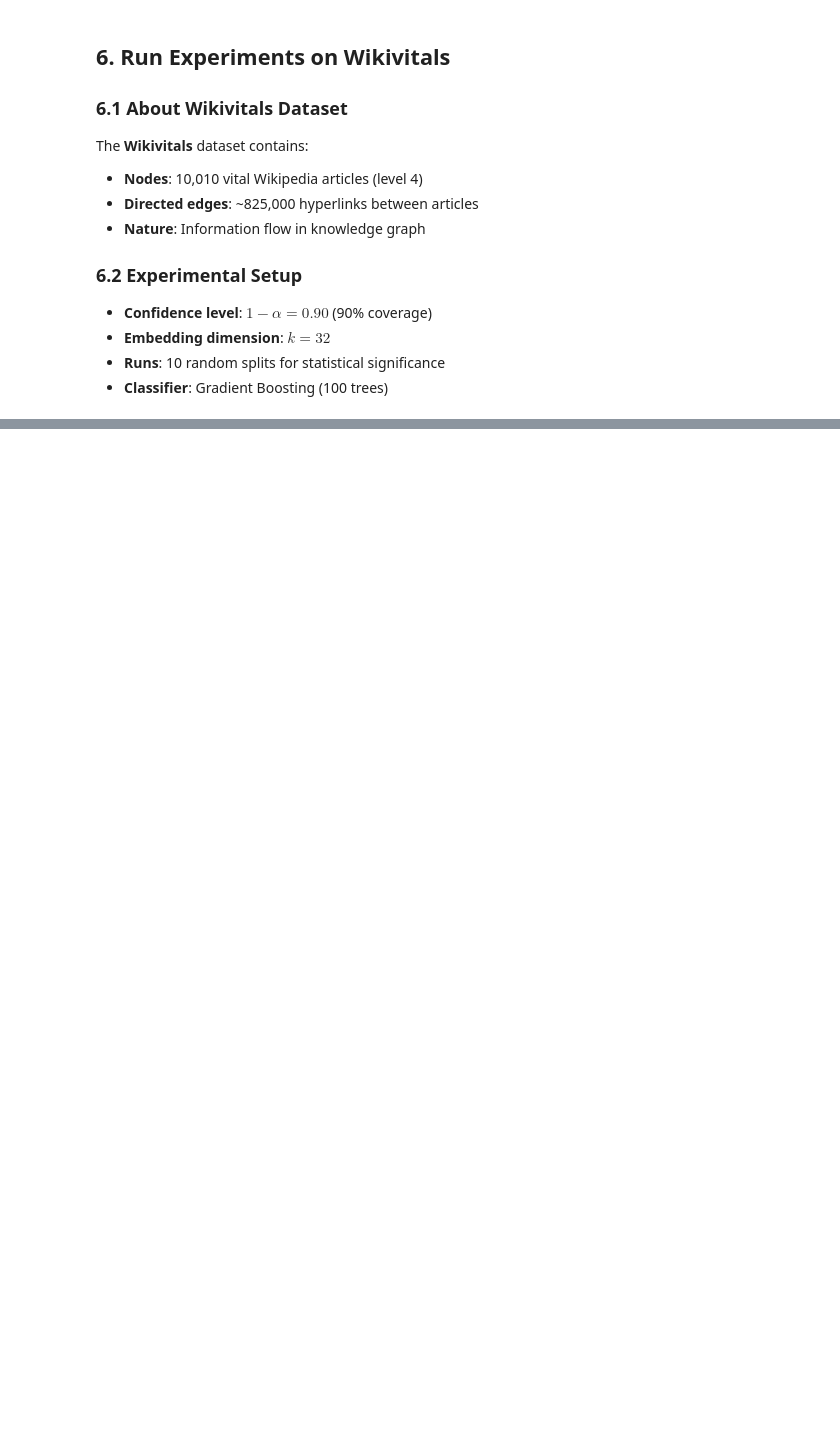
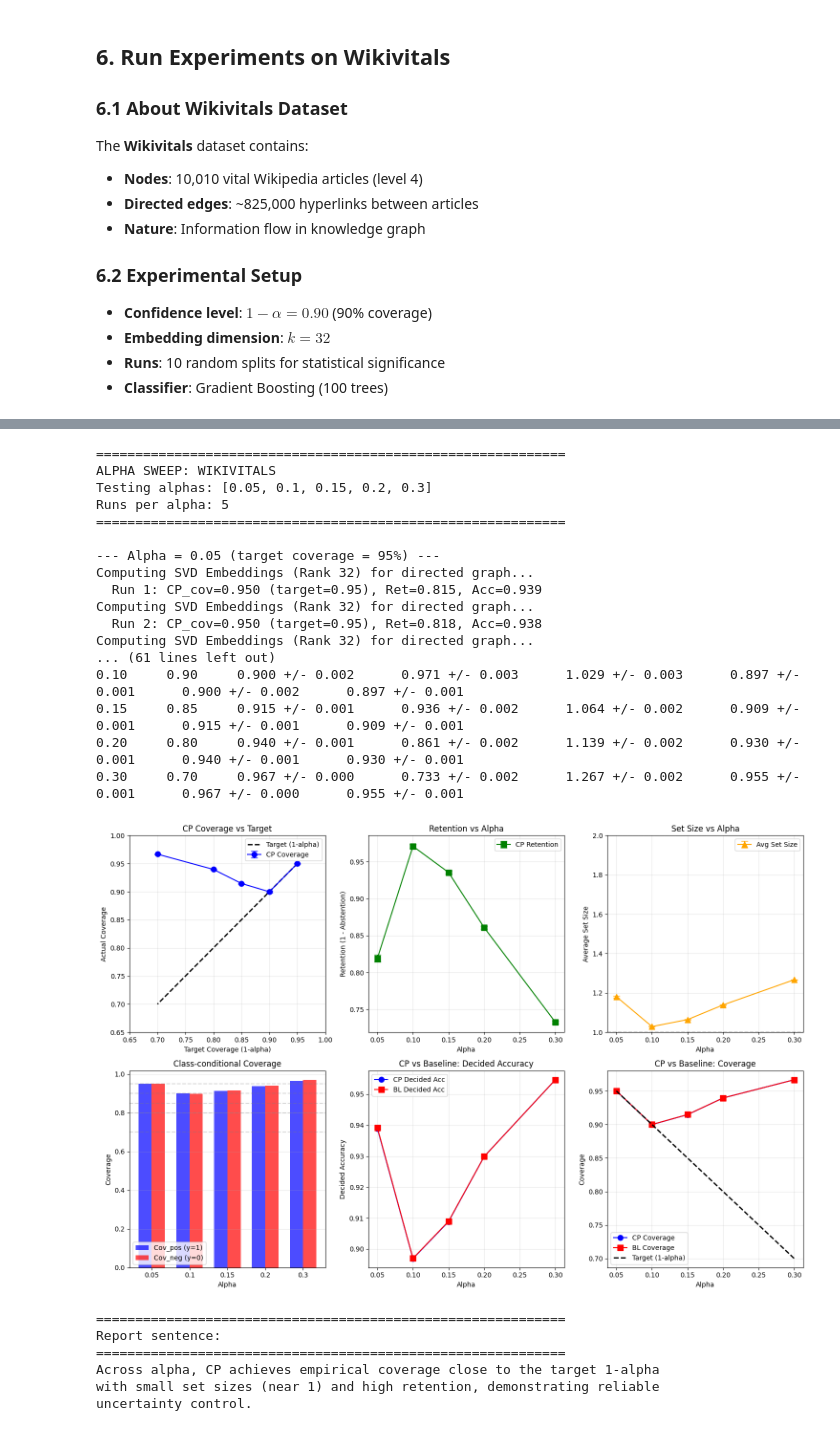
Before and after one commit to VuHaiThienLong/GraphCP, a Jupyter notebook: directed_graph/embeddings_directed.ipynb, the cells around one changed output, grey strips where cells are left out. Drawn from its saved outputs; the diff is of its cells as text; code cells hidden in the pictures; blank space fills up the shorter version.

```diff
--- a/directed_graph/embeddings_directed.ipynb
+++ b/directed_graph/embeddings_directed.ipynb
@@ -1129,0 +1559,41 @@ False Negatives: 10001
+# %%
+# Run alpha sweep on Wikivitals
+df_alpha, summary_alpha = run_alpha_sweep(
+    adj_path="wikivitals/adjacency.tsv",
+    name="Wikivitals",
+    alphas=[0.05, 0.10, 0.15, 0.20, 0.30],
+    n_runs=5,
+    n_components=32
+)
+
+print("\n" + "="*60)
+print("Report sentence:")
+print("="*60)
+print("Across alpha, CP achieves empirical coverage close to the target 1-alpha")
+print("with small set sizes (near 1) and high retention, demonstrating reliable")
+print("uncertainty control.")
+# %% [output]
+============================================================
+ALPHA SWEEP: WIKIVITALS
+Testing alphas: [0.05, 0.1, 0.15, 0.2, 0.3]
+Runs per alpha: 5
+============================================================
+
+--- Alpha = 0.05 (target coverage = 95%) ---
+Computing SVD Embeddings (Rank 32) for directed graph...
+  Run 1: CP_cov=0.950 (target=0.95), Ret=0.815, Acc=0.939
+Computing SVD Embeddings (Rank 32) for directed graph...
+  Run 2: CP_cov=0.950 (target=0.95), Ret=0.818, Acc=0.938
+Computing SVD Embeddings (Rank 32) for directed graph...
+... (61 lines left out)
+0.10     0.90     0.900 +/- 0.002      0.971 +/- 0.003      1.029 +/- 0.003      0.897 +/- 0.001      0.900 +/- 0.002      0.897 +/- 0.001
+0.15     0.85     0.915 +/- 0.001      0.936 +/- 0.002      1.064 +/- 0.002      0.909 +/- 0.001      0.915 +/- 0.001      0.909 +/- 0.001
+0.20     0.80     0.940 +/- 0.001      0.861 +/- 0.002      1.139 +/- 0.002      0.930 +/- 0.001      0.940 +/- 0.001      0.930 +/- 0.001
+0.30     0.70     0.967 +/- 0.000      0.733 +/- 0.002      1.267 +/- 0.002      0.955 +/- 0.001      0.967 +/- 0.000      0.955 +/- 0.001
+[figure, added]
+============================================================
+Report sentence:
+============================================================
+Across alpha, CP achieves empirical coverage close to the target 1-alpha
+with small set sizes (near 1) and high retention, demonstrating reliable
+uncertainty control.
```
Also changed, not shown: parts of 9 cells of this notebook.
